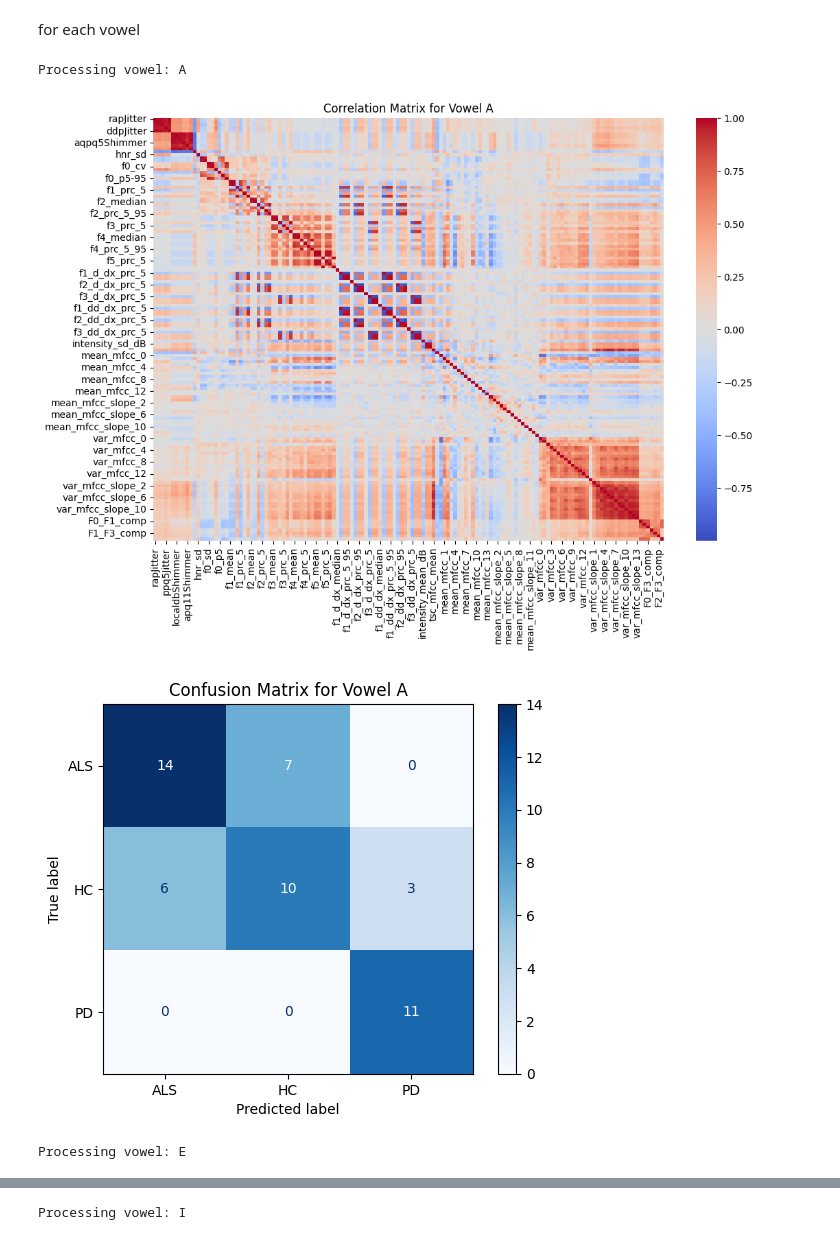
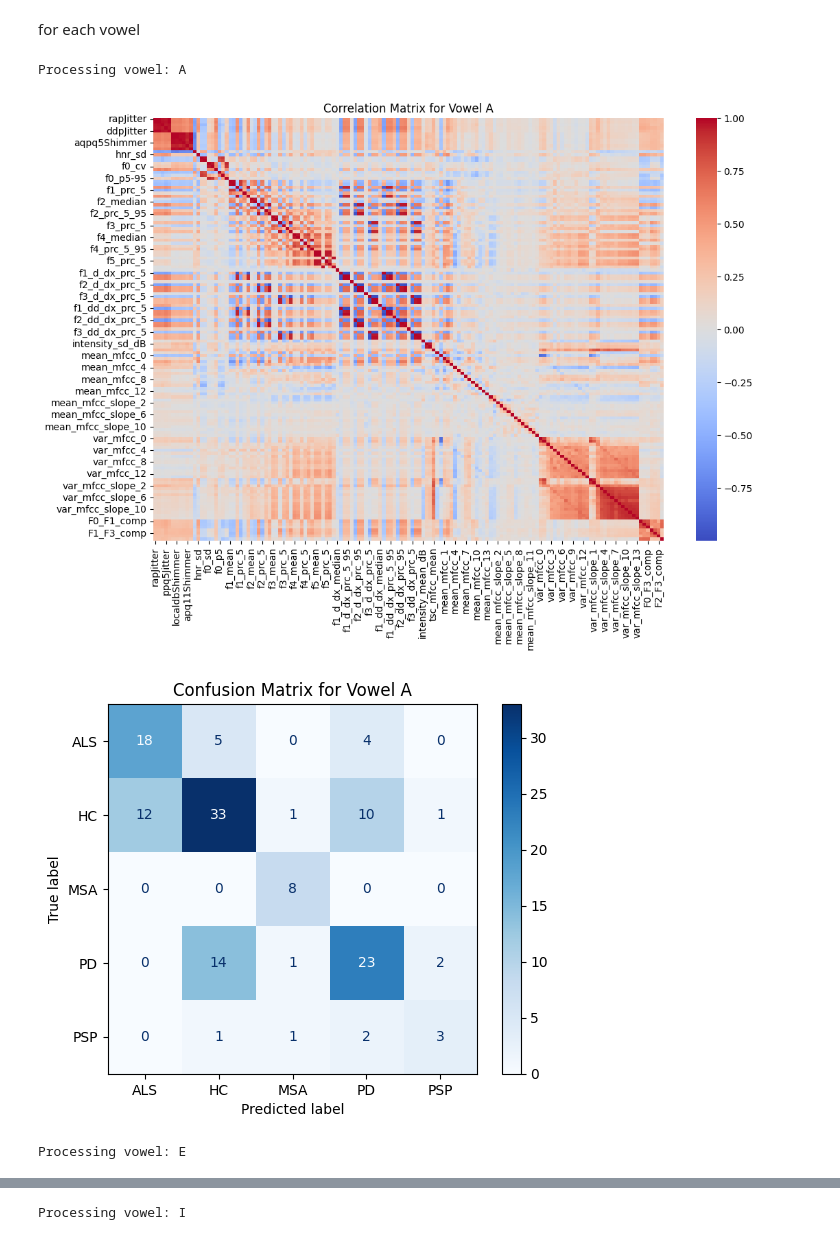
Before and after one commit to ktolnos/als-project, a Jupyter notebook: edward_classifier.ipynb, the cells around one changed output, grey strips where cells are left out. Drawn from its saved outputs; the diff is of its cells as text; code cells hidden in the pictures.

```diff
--- a/edward_classifier.ipynb
+++ b/edward_classifier.ipynb
@@ -154,7 +281,7 @@ from sklearn.impute import SimpleImputer
 from sklearn.metrics import confusion_matrix, ConfusionMatrixDisplay, classification_report
 
 # Load the dataset
-data = pd.read_csv("final_metadata_acoustic_features.csv")
+data = pd.read_csv("edward_uppercase_acoustic_features.csv")
 
 # Drop rows where the target (label) is missing
 data = data.dropna(subset=["label"])
@@ -210,35 +337,35 @@ for vowel in vowels:
     y_pred = log_reg.predict(X_test_scaled)
 
     # Confusion matrix
     conf_matrix = confusion_matrix(y_test, y_pred)
 
     # Classification report
     class_report = classification_report(y_test, y_pred, output_dict=True)
 
     # Visualize confusion matrix
     disp = ConfusionMatrixDisplay(confusion_matrix=conf_matrix, display_labels=log_reg.classes_)
     disp.plot(cmap="Blues", values_format="d")
     plt.title(f"Confusion Matrix for Vowel {vowel}")
     plt.show()
 
     # Store results
     vowel_results[vowel] = {
         "correlation_matrix": corr_matrix,
         "confusion_matrix": conf_matrix,
         "classification_report": class_report
     }
 
 # Summarize results
 for vowel, results in vowel_results.items():
     print(f"\n=== Results for Vowel {vowel} ===")
     print("Confusion Matrix:")
     print(results["confusion_matrix"])
     print("\nClassification Report:")
     print(pd.DataFrame(results["classification_report"]).transpose())
 # %% [output]
 Processing vowel: A
-[figure, old version]
+[figure, new version]
-[figure, old version]
+[figure, new version]
 Processing vowel: E
 [figure]
 [figure]
```
Also changed, not shown: parts of 13 cells of this notebook, 1 other file.
